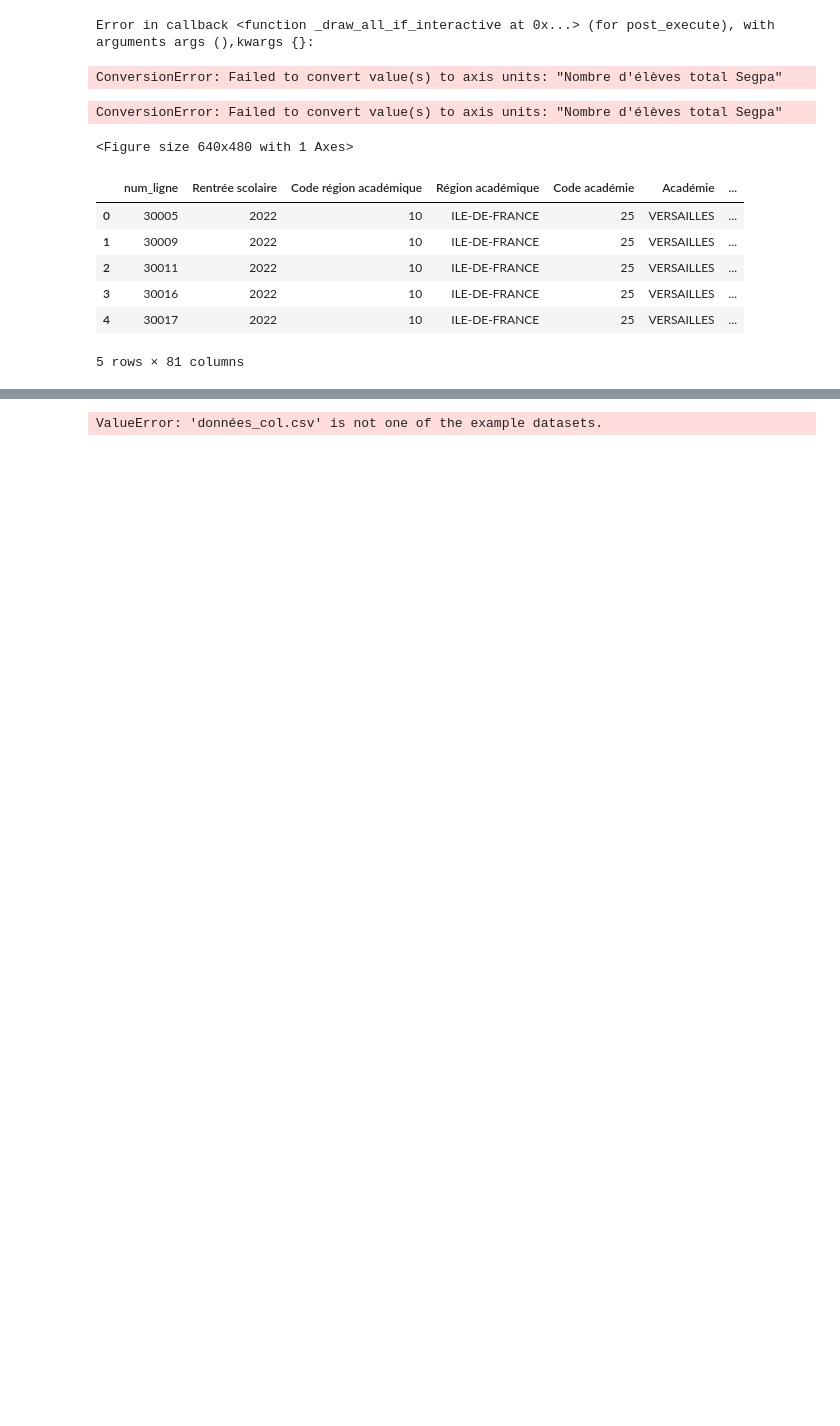
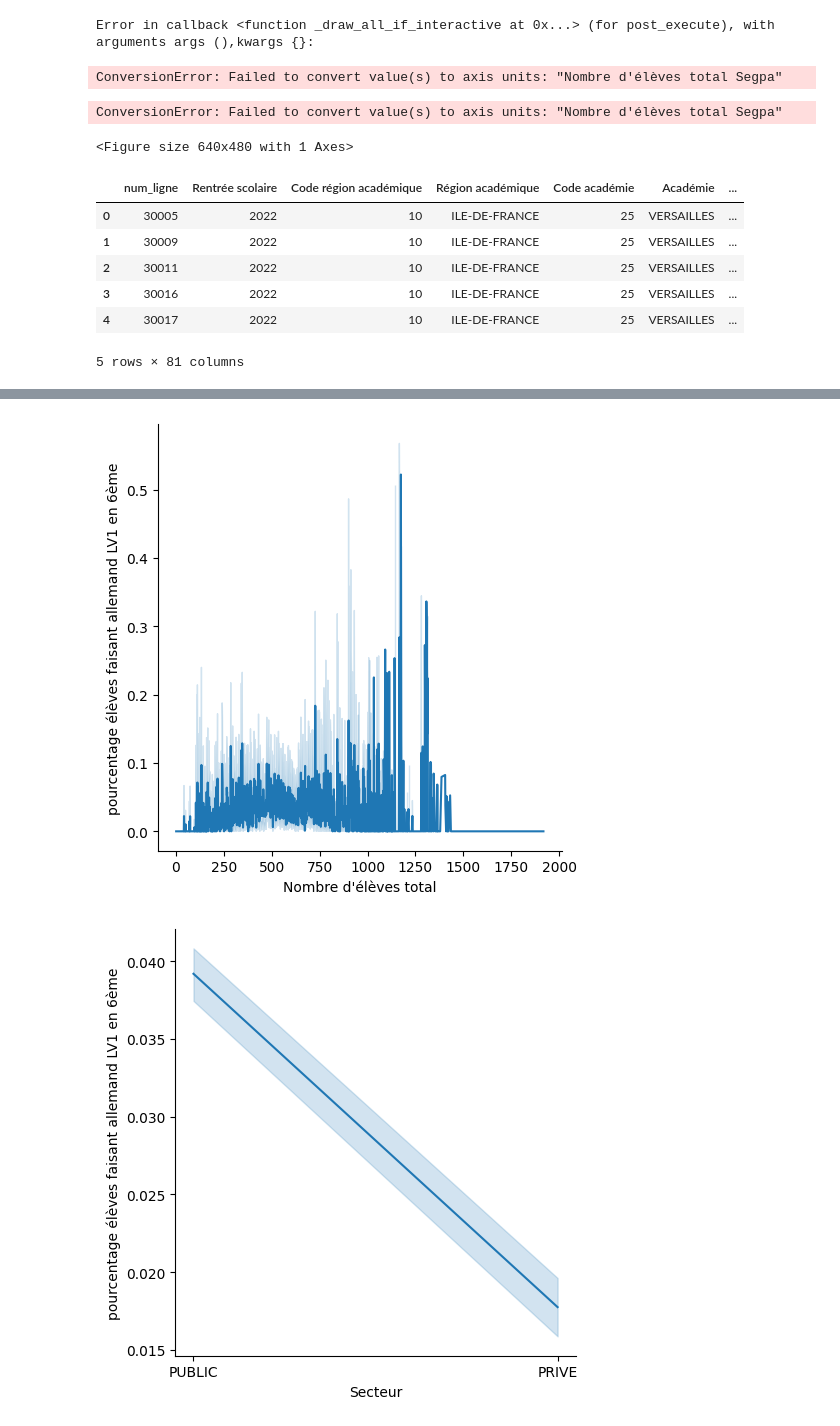
Before and after one commit to margotlafond/projet-info, a Jupyter notebook: analyse_data1.ipynb, the cells around one changed output, grey strips where cells are left out. Drawn from its saved outputs; the diff is of its cells as text; code cells hidden in the pictures; blank space fills up the shorter version.

```diff
--- a/analyse_data1.ipynb
+++ b/analyse_data1.ipynb
@@ -110,7 +125,8 @@ df.head(4)
-# %%
-#importation de seaborn
-data1=sns.load_dataset("données_col.csv")
-data=sns.relplot(data=data1, x="pourcentage élèves en SEGPA", y="Nombre d'élèves total", kind="line")
-df.head(5)
-# %% [output]
-ValueError: 'données_col.csv' is not one of the example datasets.
+# %%
+sns.relplot(data=df,y="pourcentage élèves faisant allemand LV1 en 6ème", x="Nombre d'élèves total",kind="line")
+plt.show()
+sns.relplot(data=df,y="pourcentage élèves faisant allemand LV1 en 6ème", x="Secteur",kind="line")
+plt.show()
+# %% [output]
+[figure, added]
+[figure, added]
```
Also changed, not shown: parts of 5 cells of this notebook.
